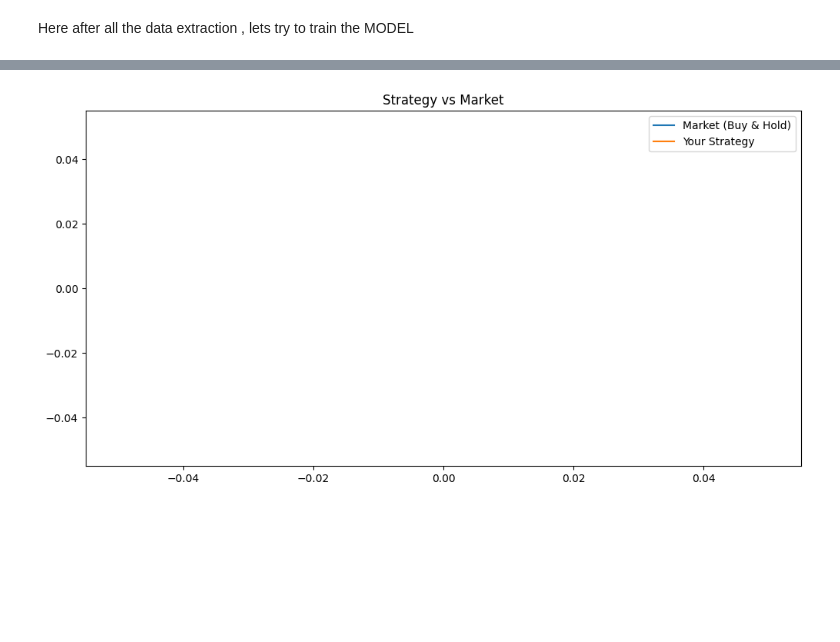
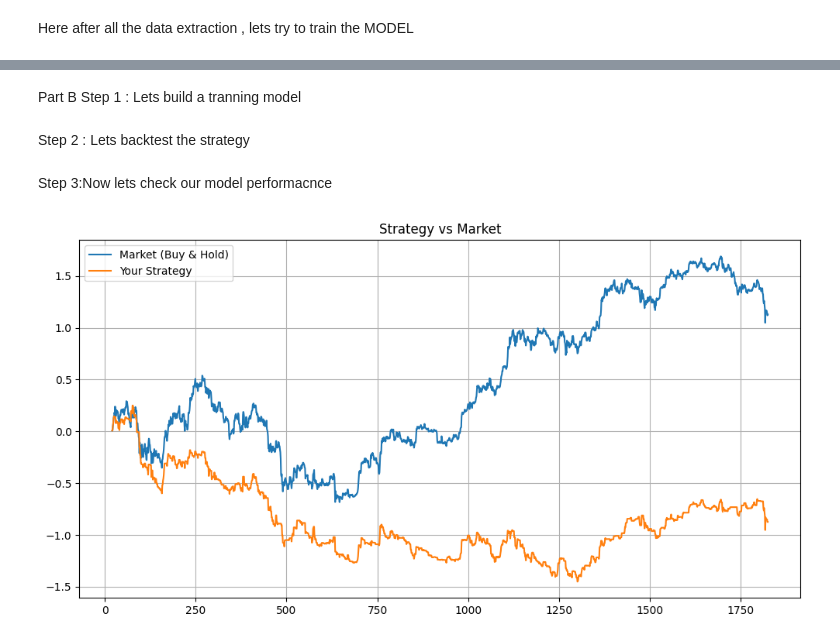
Before and after one commit to Albertlohe/quant-2-model-, a Jupyter notebook: Quant_model-1.ipynb, the cells around one changed output, grey strips where cells are left out. Cells and saved outputs as stored; diff of their text form; code cells hidden in the pictures; blank space fills up the shorter version.

```diff
--- a/Quant_model-1.ipynb
+++ b/Quant_model-1.ipynb
@@ -141,9 +147,0 @@ ValueError: With n_samples=0, test_size=0.25 and train_size=None, the resulting
-# %%
-# Ensure target exists
-data["Target"] = (data["Close"].shift(-1) > data["Close"]).astype(int)
-
-# Remove NaN rows
-data = data.dropna()
-
-print("Rows:", len(data))
-print(data[["MA7","MA21","Momentum","Volatility","Target"]].isna().sum())
@@ -176,4 +147,0 @@ ValueError: With n_samples=0, test_size=0.25 and train_size=None, the resulting
-# %%
-#lets target the next day price movement (1 if price goes up, 0 if it goes down or stays the same)
-data["Target"] = (data["Close"].shift(-1) > data["Close"]).astype(int)
-data = data.dropna()
@@ -202,14 +147,0 @@ Time
-# %%
-#now lets train a simple model to predict the target
-from sklearn.model_selection import train_test_split
-from sklearn.ensemble import RandomForestClassifier
-
-features = ["MA7","MA21","Momentum","Volatility"]
-
-X = data[features]
-y = data["Target"]
-
-X_train, X_test, y_train, y_test = train_test_split(X, y, shuffle=False)
-
-model = RandomForestClassifier(n_estimators=200, n_jobs=-1)
-model.fit(X_train, y_train)
@@ -218,16 +147,0 @@ RandomForestClassifier(n_estimators=200, n_jobs=-1)
-# %%
-# Price return
-data["Return"] = data["Close"].pct_change()
-
-# Moving averages
-data["MA7"] = data["Close"].rolling(window=7).mean()
-data["MA21"] = data["Close"].rolling(window=21).mean()
-
-# Momentum (price change over 5 days)
-data["Momentum"] = data["Close"].diff(5)
-
-# Volatility (std of returns over 10 days)
-data["Volatility"] = data["Return"].rolling(window=10).std()
-
-# Remove NaN rows created by rolling & diff
-data = data.dropna()
@@ -246,19 +170,27 @@ data["Prediction"] = model.predict(X)
+# %% [markdown]
+Part B
+Step 1 : Lets build a tranning model
 # %%
 data["Strategy_Return"] = data["Return"] * data["Prediction"]
+# %% [markdown]
+Step 2 : Lets backtest the strategy
 # %%
 data["Market_Cum"] = data["Return"].cumsum()
 data["Strategy_Cum"] = data["Strategy_Return"].cumsum()
+# %% [markdown]
+Step 3:Now lets check our model performacnce
 # %%
 import matplotlib.pyplot as plt
 
 plt.figure(figsize=(12,6))
 plt.plot(data["Market_Cum"], label="Market (Buy & Hold)")
 plt.plot(data["Strategy_Cum"], label="Your Strategy")
 plt.legend()
 plt.title("Strategy vs Market")
+plt.grid(True)
 plt.show()
 # %% [output]
-[figure, old version]
+[figure, new version]
 # %%
 import numpy as np
 
```
Also changed, not shown: parts of 19 cells of this notebook.
